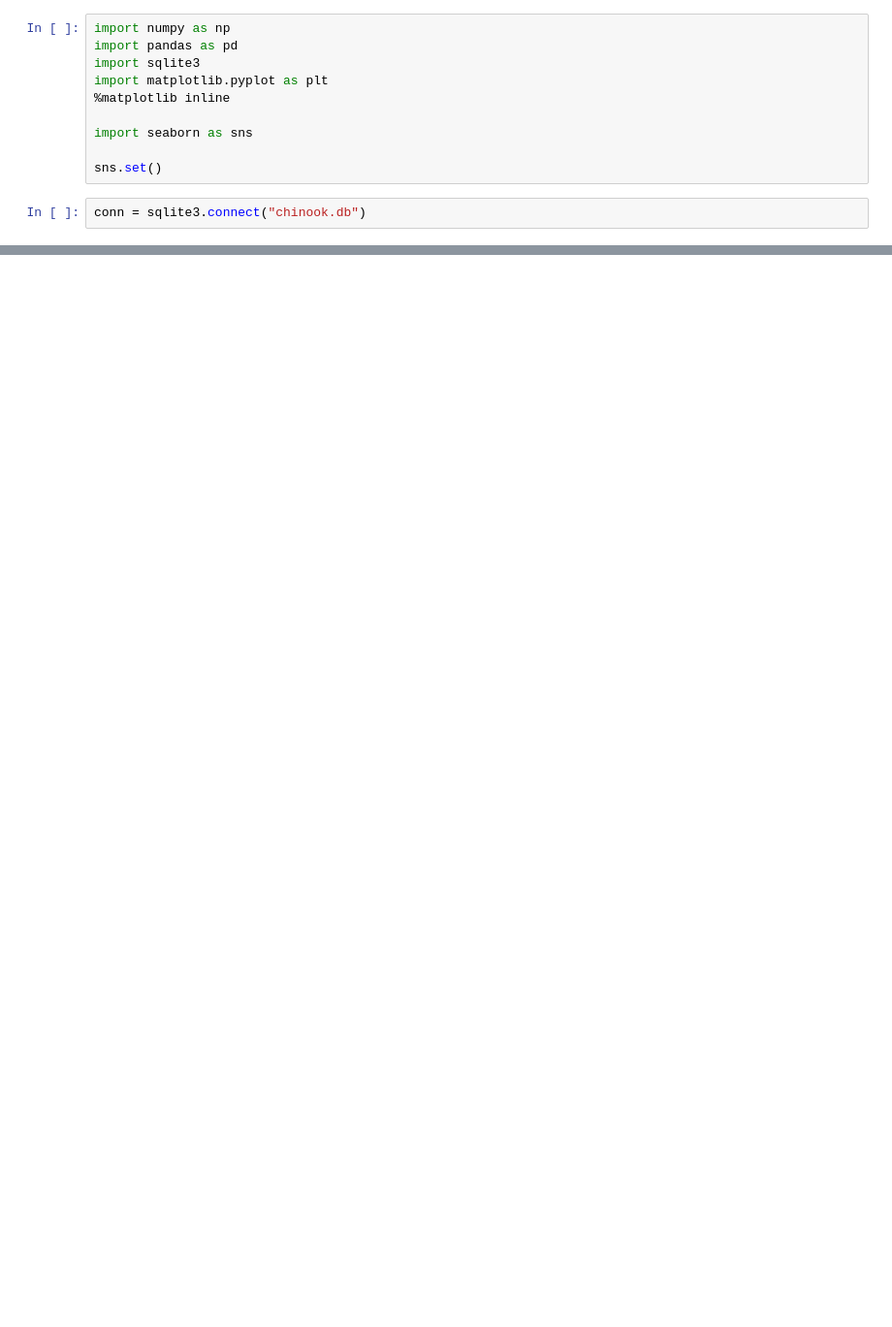
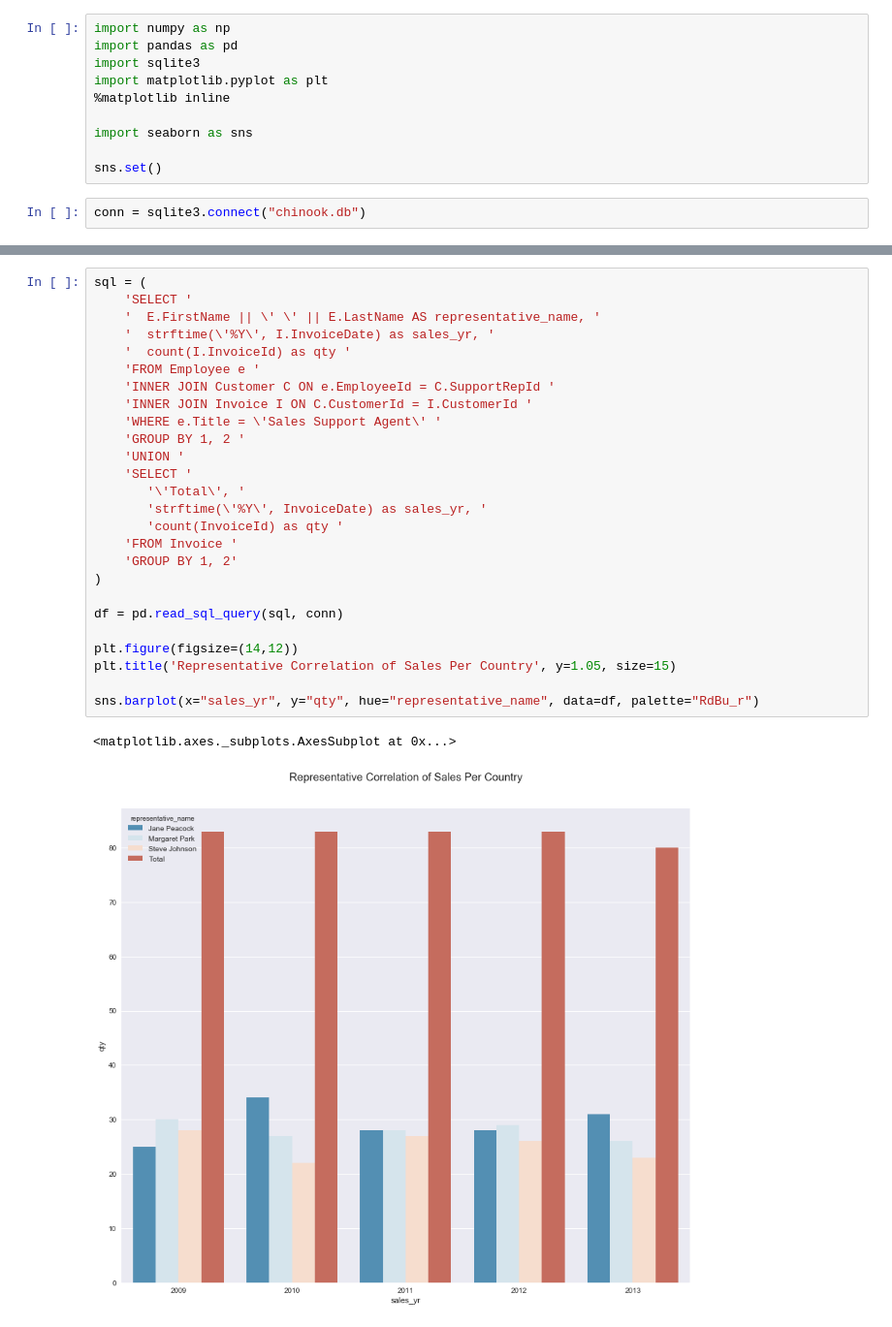
Before and after one commit to wfercosta/udacity-fdci-ii, a Jupyter notebook: FDSII - SQL Projeto - Loja Musica.ipynb, the cells around one changed output, grey strips where cells are left out. Shown: that part at 97% size. Cells and saved outputs as stored; diff of their text form; blank space fills up the shorter version.

```diff
--- a/FDSII - SQL Projeto - Loja Musica.ipynb
+++ b/FDSII - SQL Projeto - Loja Musica.ipynb
@@ -61,0 +63,29 @@ sns.heatmap(pivot, annot=True, fmt="g", linewidths=.5, cmap=colormap)
+# %%
+sql = (
+    'SELECT '
+    '  E.FirstName || \' \' || E.LastName AS representative_name, '
+    '  strftime(\'%Y\', I.InvoiceDate) as sales_yr, '
+    '  count(I.InvoiceId) as qty '
+    'FROM Employee e '
+    'INNER JOIN Customer C ON e.EmployeeId = C.SupportRepId '
+    'INNER JOIN Invoice I ON C.CustomerId = I.CustomerId '
+    'WHERE e.Title = \'Sales Support Agent\' '
+    'GROUP BY 1, 2 '
+    'UNION '
+    'SELECT '
+       '\'Total\', '
+       'strftime(\'%Y\', InvoiceDate) as sales_yr, '
+       'count(InvoiceId) as qty '
+    'FROM Invoice '
+    'GROUP BY 1, 2'
+)
+
+df = pd.read_sql_query(sql, conn)
+
+plt.figure(figsize=(14,12))
+plt.title('Representative Correlation of Sales Per Country', y=1.05, size=15)
+
+sns.barplot(x="sales_yr", y="qty", hue="representative_name", data=df, palette="RdBu_r")
+# %% [output]
+<matplotlib.axes._subplots.AxesSubplot at 0x...>
+[figure, added]
```
Also changed, not shown: parts of 2 cells of this notebook.
